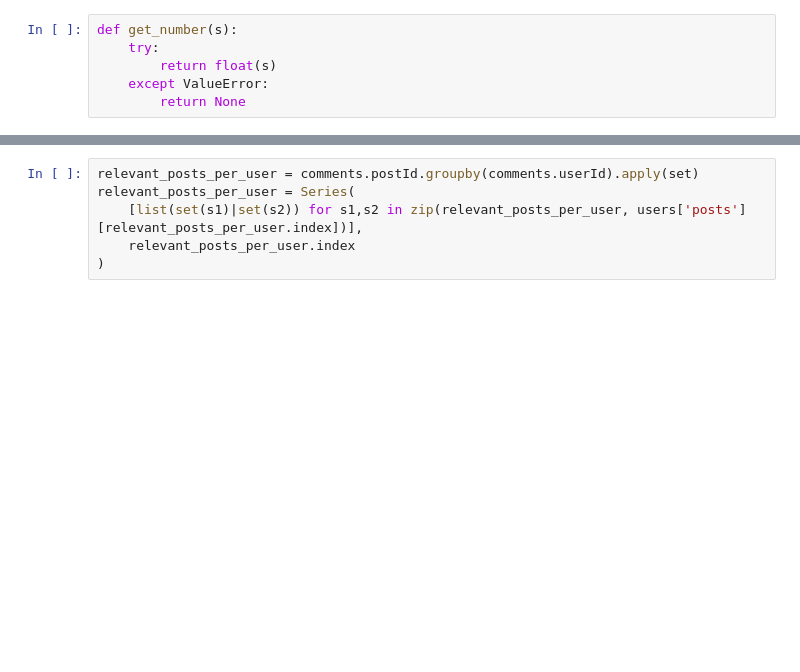
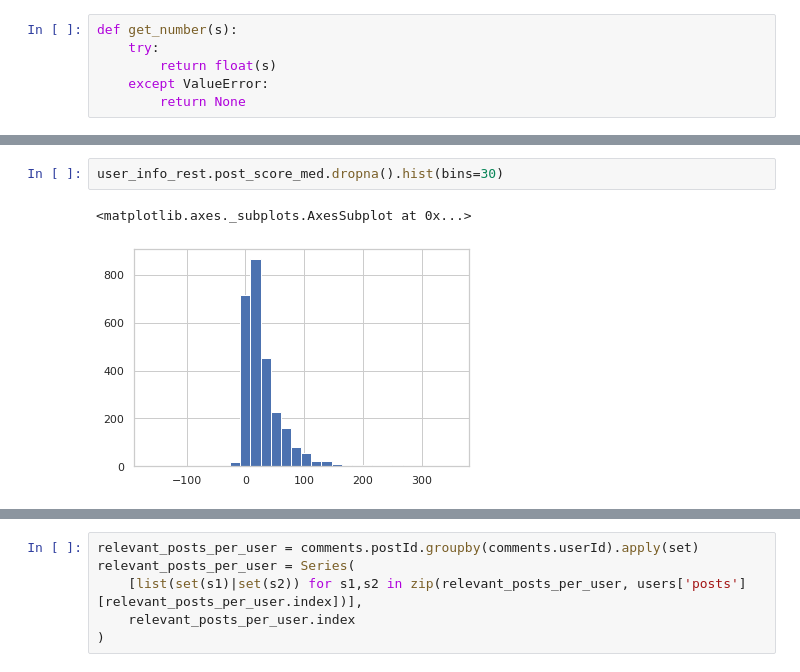
Before and after one commit to seads-org/ea-forum-experiments, a Jupyter notebook: user_overview.ipynb, the cells around one changed output, grey strips where cells are left out. Drawn from its saved outputs; the diff is of its cells as text; blank space fills up the shorter version.

```diff
--- a/user_overview.ipynb
+++ b/user_overview.ipynb
@@ -36,0 +112,5 @@ comments['baseScore'] = comments['baseScore'].map(get_number)
+# %%
+user_info_rest.post_score_med.dropna().hist(bins=30)
+# %% [output]
+<matplotlib.axes._subplots.AxesSubplot at 0x...>
+[figure, added]
```
Also changed, not shown: parts of 19 cells of this notebook, 6 other files.
